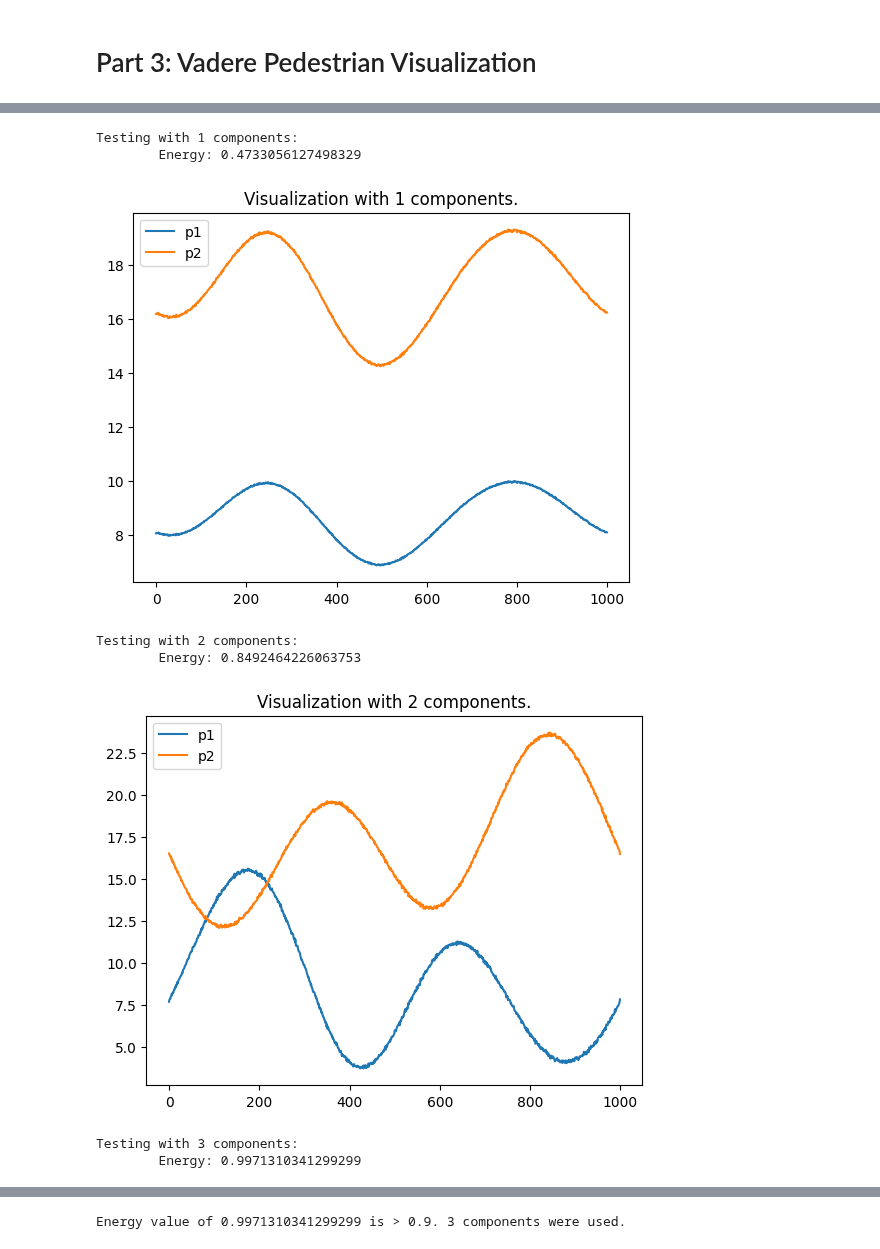
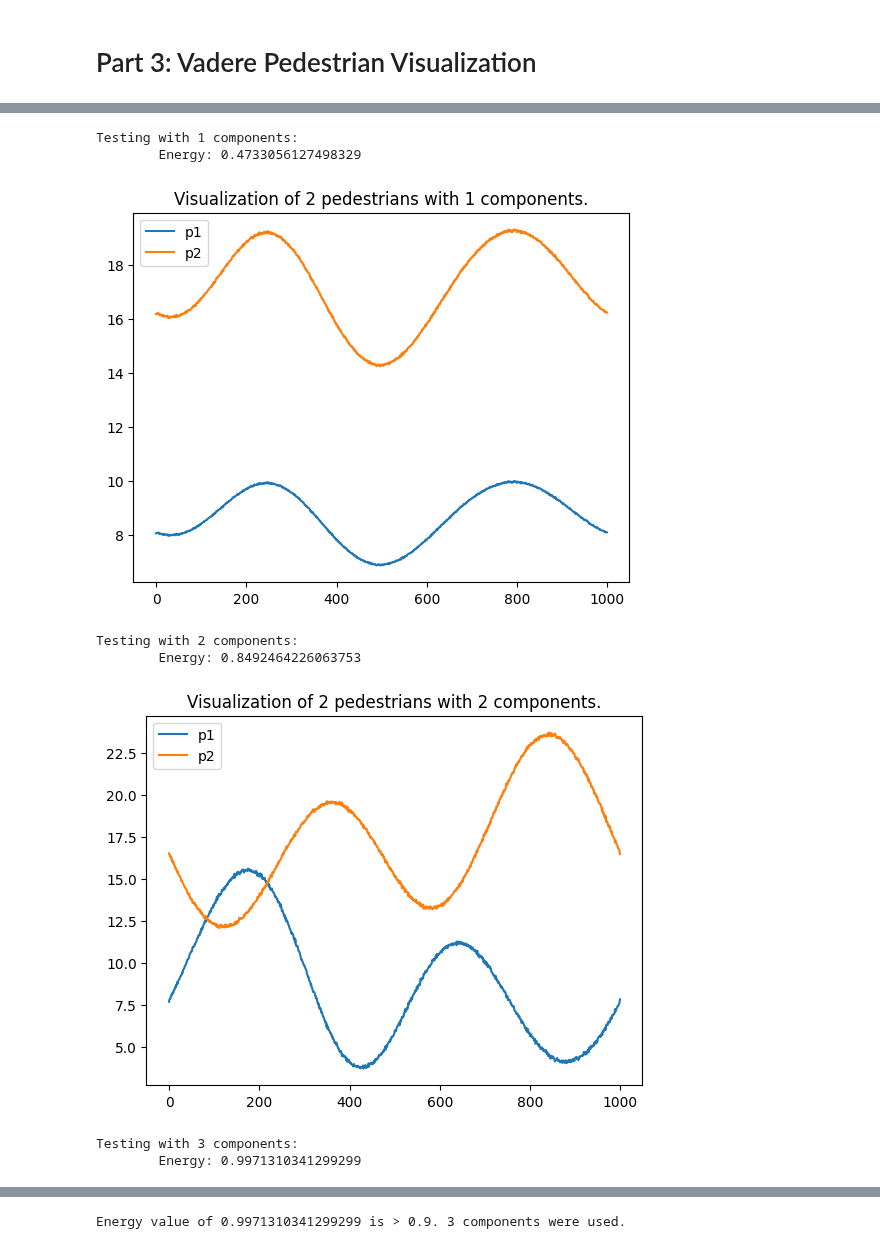
Before and after one commit to parimsuka/crowd-modeling-and-simulation, a Jupyter notebook: exercise3/src/pca_showcase.ipynb, the cells around one changed output, grey strips where cells are left out. Saved outputs shown, nothing was run; the diff lists cells and outputs as text; code cells hidden in the pictures.

```diff
--- a/exercise3/src/pca_showcase.ipynb
+++ b/exercise3/src/pca_showcase.ipynb
@@ -123,27 +123,27 @@ Testing with 2 components:
 # %%
 # Find out how many principal components are needed to capture >90% of the energy of the data set
 for component_number in range(1, 1000):
     print(f"Testing with {component_number or 'all'} components:")
     u, s, vh, energy, energy_per_component, removed_mean = pca.pca_forward(vadere_traj_txt, component_count=component_number)
     print(f"\tEnergy: {energy}")
     reconstructed_traj = pca.pca_reverse(u, s, vh, removed_mean)
 
     # Visualize the first two pedestrians again
     plt.plot(reconstructed_traj[:,0], label="p1")
     plt.plot(reconstructed_traj[:,1], label="p2")
-    plt.title(f"Visualization with {component_number} components.")
+    plt.title(f"Visualization of 2 pedestrians with {component_number} components.")
     plt.legend()
     plt.show()
 
     if energy > 0.9:
         print(f"Energy value of {energy} is > 0.9. {component_number} components were used.")
         break
 # %% [output]
 Testing with 1 components:
         Energy: 0.4733056127498329
-[figure, old version]
+[figure, new version]
 Testing with 2 components:
         Energy: 0.8492464226063753
-[figure, old version]
+[figure, new version]
 Testing with 3 components:
         Energy: 0.9971310341299299
```
Also changed, not shown: parts of 3 cells of this notebook.
